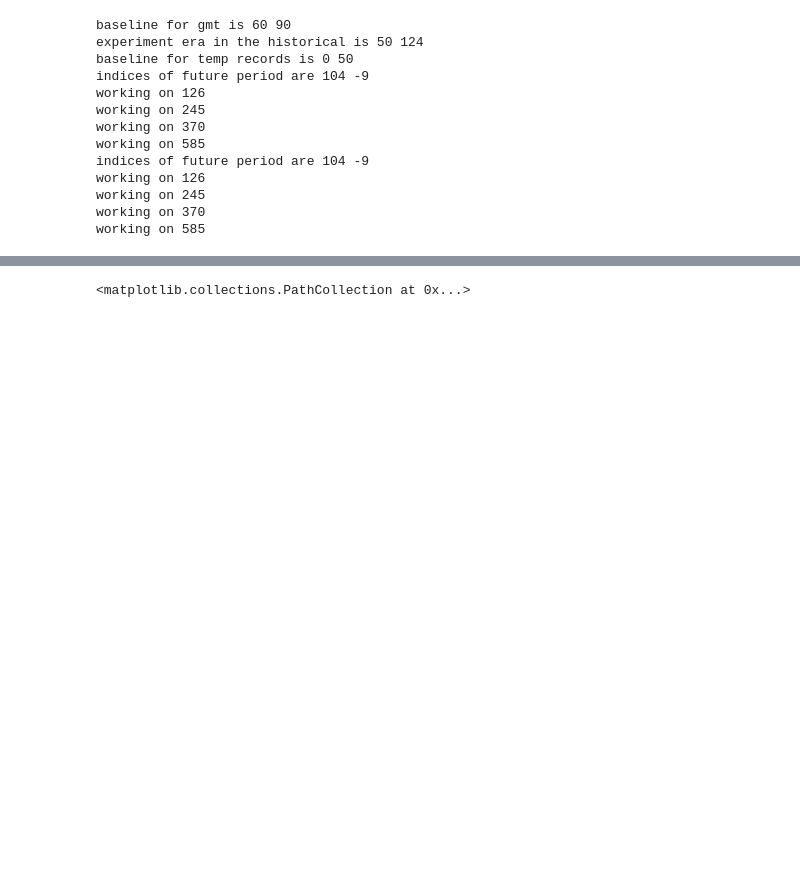
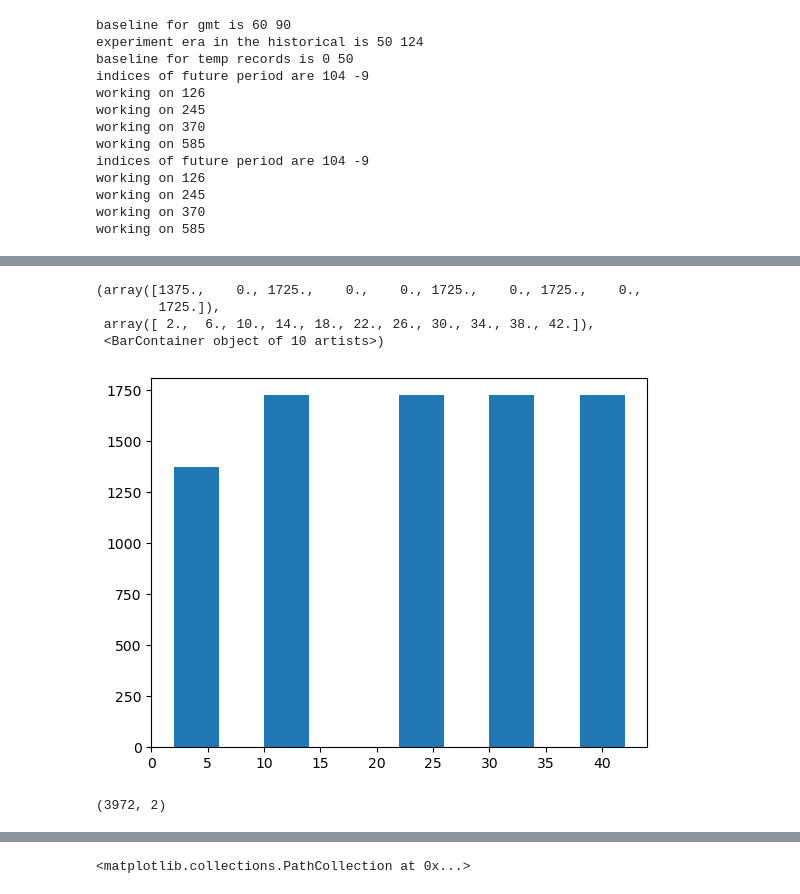
Before and after one commit to emily-gordy/predictability-emergence, a Jupyter notebook: gridpointmodel.ipynb, the cells around one changed output, grey strips where cells are left out. Drawn from its saved outputs; the diff is of its cells as text; code cells hidden in the pictures; blank space fills up the shorter version.

```diff
--- a/gridpointmodel.ipynb
+++ b/gridpointmodel.ipynb
@@ -248,0 +315,12 @@ plt.scatter(inputtestGMT.numpy().squeeze(),y_pred_probs[:,1])
+# %%
+plt.hist(inputssptrain)
+# %% [output]
+(array([1375.,    0., 1725.,    0.,    0., 1725.,    0., 1725.,    0.,
+        1725.]),
+ array([ 2.,  6., 10., 14., 18., 22., 26., 30., 34., 38., 42.]),
+ <BarContainer object of 10 artists>)
+[figure, added]
+# %%
+y_pred_probs.shape
+# %% [output]
+(3972, 2)
```
Also changed, not shown: parts of 17 cells of this notebook, 5 other files.
